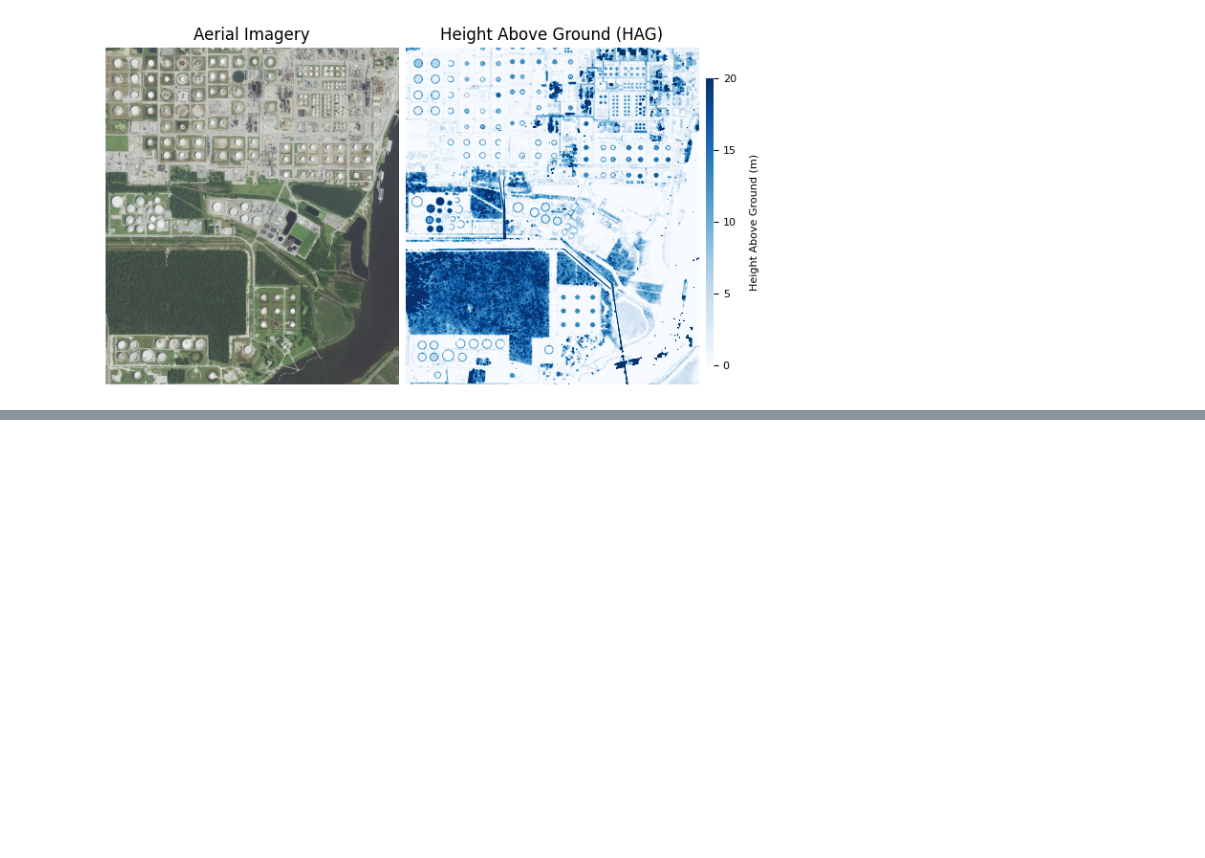
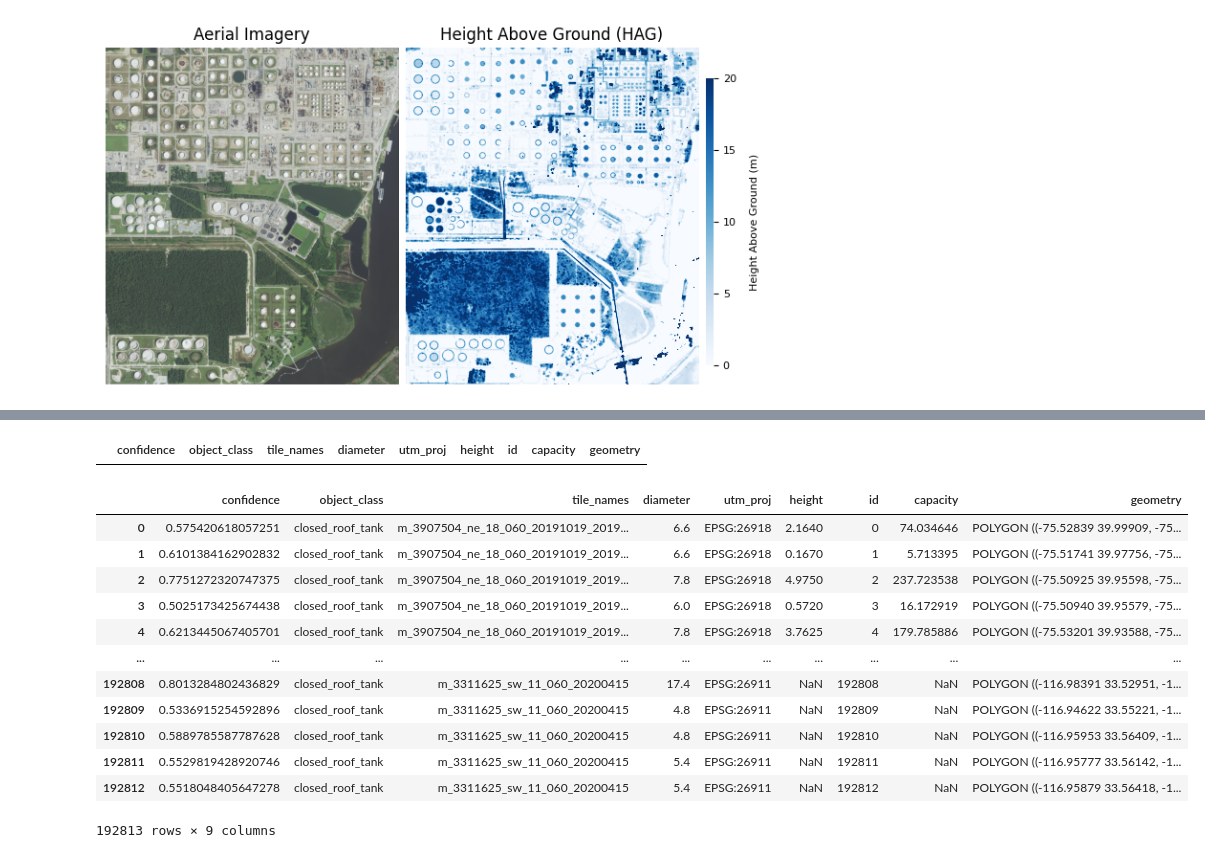
Before and after one commit to celinerobi/ast_object_detection_public, a Jupyter notebook: height_estimation_plot.ipynb, the cells around one changed output, grey strips where cells are left out. Drawn from its saved outputs; the diff is of its cells as text; code cells hidden in the pictures; blank space fills up the shorter version.

```diff
--- a/height_estimation_plot.ipynb
+++ b/height_estimation_plot.ipynb
@@ -99,3 +106,25 @@ fig.savefig("HAG.png", dpi=900, pad_inches=0.25)
 # %%
 write_raster(hag_raster, hag_img, hag_transform, 1, "/hpc/home/csr33/ast_object_detection/hag.tif")
 write_raster(tif_raster, tif_img[:3], tif_transform, 3, "/hpc/home/csr33/ast_object_detection/tif.tif")
+# %%
+compiled_predicted_tank = gpd.read_file("/hpc/group/borsuklab/csr33/object_detection/compiled_predicted_tank.geojson")
+# %%
+compiled_predicted_tank[compiled_predicted_tank.tile_names == os.path.splitext(tif_name)[0]]
+# %% [output]
+|  | confidence | object_class | tile_names | diameter | utm_proj | height | id | capacity | geometry |
+# %%
+compiled_predicted_tank
+# %% [output]
+|  | confidence | object_class | tile_names | diameter | utm_proj | height | id | capacity | geometry |
+| 0 | 0.575420618057251 | closed_roof_tank | m_3907504_ne_18_060_20191019_2019... | 6.6 | EPSG:26918 | 2.1640 | 0 | 74.034646 | POLYGON ((-75.52839 39.99909, -75... |
+| 1 | 0.6101384162902832 | closed_roof_tank | m_3907504_ne_18_060_20191019_2019... | 6.6 | EPSG:26918 | 0.1670 | 1 | 5.713395 | POLYGON ((-75.51741 39.97756, -75... |
+| 2 | 0.7751272320747375 | closed_roof_tank | m_3907504_ne_18_060_20191019_2019... | 7.8 | EPSG:26918 | 4.9750 | 2 | 237.723538 | POLYGON ((-75.50925 39.95598, -75... |
+| 3 | 0.5025173425674438 | closed_roof_tank | m_3907504_ne_18_060_20191019_2019... | 6.0 | EPSG:26918 | 0.5720 | 3 | 16.172919 | POLYGON ((-75.50940 39.95579, -75... |
+| 4 | 0.6213445067405701 | closed_roof_tank | m_3907504_ne_18_060_20191019_2019... | 7.8 | EPSG:26918 | 3.7625 | 4 | 179.785886 | POLYGON ((-75.53201 39.93588, -75... |
+| ... | ... | ... | ... | ... | ... | ... | ... | ... | ... |
+| 192808 | 0.8013284802436829 | closed_roof_tank | m_3311625_sw_11_060_20200415 | 17.4 | EPSG:26911 | NaN | 192808 | NaN | POLYGON ((-116.98391 33.52951, -1... |
+| 192809 | 0.5336915254592896 | closed_roof_tank | m_3311625_sw_11_060_20200415 | 4.8 | EPSG:26911 | NaN | 192809 | NaN | POLYGON ((-116.94622 33.55221, -1... |
+| 192810 | 0.5889785587787628 | closed_roof_tank | m_3311625_sw_11_060_20200415 | 4.8 | EPSG:26911 | NaN | 192810 | NaN | POLYGON ((-116.95953 33.56409, -1... |
+| 192811 | 0.5529819428920746 | closed_roof_tank | m_3311625_sw_11_060_20200415 | 5.4 | EPSG:26911 | NaN | 192811 | NaN | POLYGON ((-116.95777 33.56142, -1... |
+| 192812 | 0.5518048405647278 | closed_roof_tank | m_3311625_sw_11_060_20200415 | 5.4 | EPSG:26911 | NaN | 192812 | NaN | POLYGON ((-116.95879 33.56418, -1... |
+192813 rows × 9 columns
```
Also changed, not shown: parts of 5 cells of this notebook, 4 other files.
